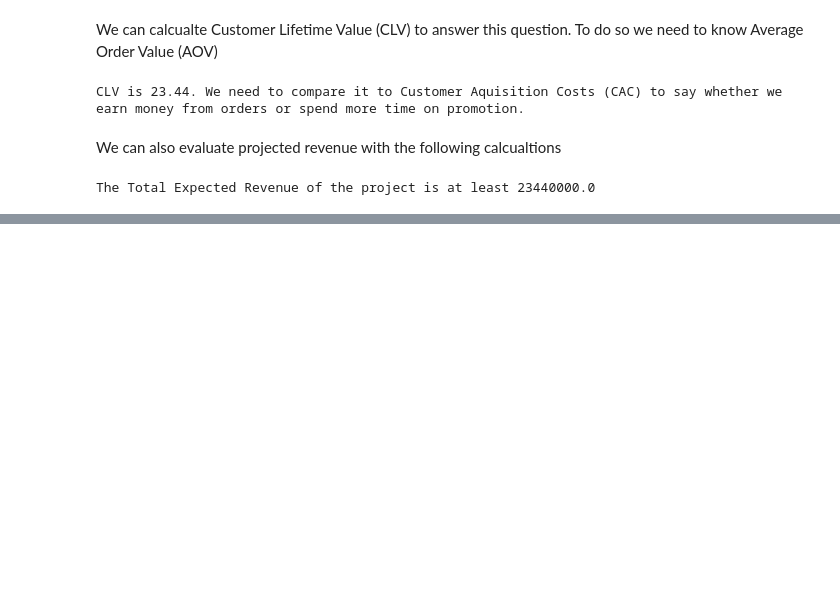
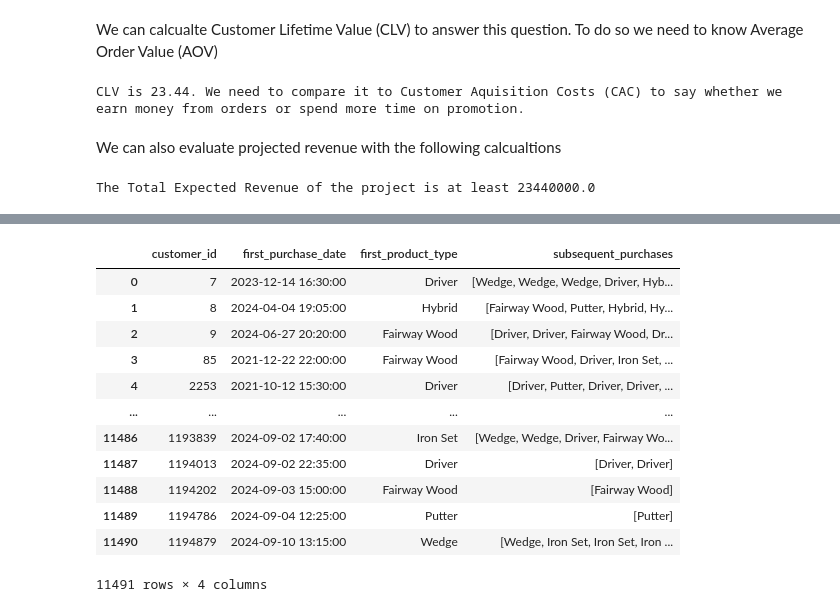
Before and after one commit to PavelZarankin/Cohora_task, a Jupyter notebook: Solutions.ipynb, the cells around one changed output, grey strips where cells are left out. Saved outputs shown, nothing was run; the diff lists cells and outputs as text; code cells hidden in the pictures; blank space fills up the shorter version.

```diff
--- a/Solutions.ipynb
+++ b/Solutions.ipynb
@@ -338,0 +342,34 @@ The Total Expected Revenue of the project is at least 23440000.0
+# %%
+lifespan_mapping = {
+    'Driver': 3,
+    'Iron Set': 5,
+    'Putter': 5,
+    'Fairway Wood': 5,
+    'Wedge': 5,
+    'Hybrid': 5,
+    'Club Set': 5
+}
+df_purchases = df_items[df_items.status == 'Accepted']
+df_purchases['min_lifespan_days'] = df_purchases['product_type'].map(lifespan_mapping) * 365
+
+# Get the first purchase date for each customer
+first_purchase_dates = df_purchases.sort_values('created_at').groupby('customer_id').first().reset_index()
+first_purchase_dates = first_purchase_dates[['customer_id', 'created_at', 'product_type']]
+first_purchase_dates.columns = ['customer_id', 'first_purchase_date', 'first_product_type']
+
+# Merge first purchase dates with original data
+df_merged = pd.merge(df_purchases, first_purchase_dates, on='customer_id')
+
+# Filter purchases within the minimum lifespan after the first purchase
+df_merged['within_lifespan'] = (df_merged['created_at'] >= df_merged['first_purchase_date']) & \
+                                (df_merged['created_at'] <= df_merged['first_purchase_date'] + pd.to_timedelta(df_merged['min_lifespan_days'], unit='d'))
+
+# Collect subsequent purchases in a list
+subsequent_purchases = df_merged[df_merged['within_lifespan']].groupby('customer_id')['product_type'].apply(list).reset_index()
+subsequent_purchases.columns = ['customer_id', 'subsequent_purchases']
+
+# Merge the subsequent purchases back to the original DataFrame
+df_final = pd.merge(first_purchase_dates, subsequent_purchases, on='customer_id', how='left')
+
+# Fill NaN with empty lists
+df_final['subsequent_purchases'] = df_final['subsequent_purchases'].apply(lambda x: x if isinstance(x, list) else [])
@@ -338,0 +382,16 @@ The Total Expected Revenue of the project is at least 23440000.0
+# %%
+df_final
+# %% [output]
+|  | customer_id | first_purchase_date | first_product_type | subsequent_purchases |
+| 0 | 7 | 2023-12-14 16:30:00 | Driver | [Wedge, Wedge, Wedge, Driver, Hyb... |
+| 1 | 8 | 2024-04-04 19:05:00 | Hybrid | [Fairway Wood, Putter, Hybrid, Hy... |
+| 2 | 9 | 2024-06-27 20:20:00 | Fairway Wood | [Driver, Driver, Fairway Wood, Dr... |
+| 3 | 85 | 2021-12-22 22:00:00 | Fairway Wood | [Fairway Wood, Driver, Iron Set, ... |
+| 4 | 2253 | 2021-10-12 15:30:00 | Driver | [Driver, Putter, Driver, Driver, ... |
+| ... | ... | ... | ... | ... |
+| 11486 | 1193839 | 2024-09-02 17:40:00 | Iron Set | [Wedge, Wedge, Driver, Fairway Wo... |
+| 11487 | 1194013 | 2024-09-02 22:35:00 | Driver | [Driver, Driver] |
+| 11488 | 1194202 | 2024-09-03 15:00:00 | Fairway Wood | [Fairway Wood] |
+| 11489 | 1194786 | 2024-09-04 12:25:00 | Putter | [Putter] |
+| 11490 | 1194879 | 2024-09-10 13:15:00 | Wedge | [Wedge, Iron Set, Iron Set, Iron ... |
+11491 rows × 4 columns
```
Also changed, not shown: parts of 7 cells of this notebook.
